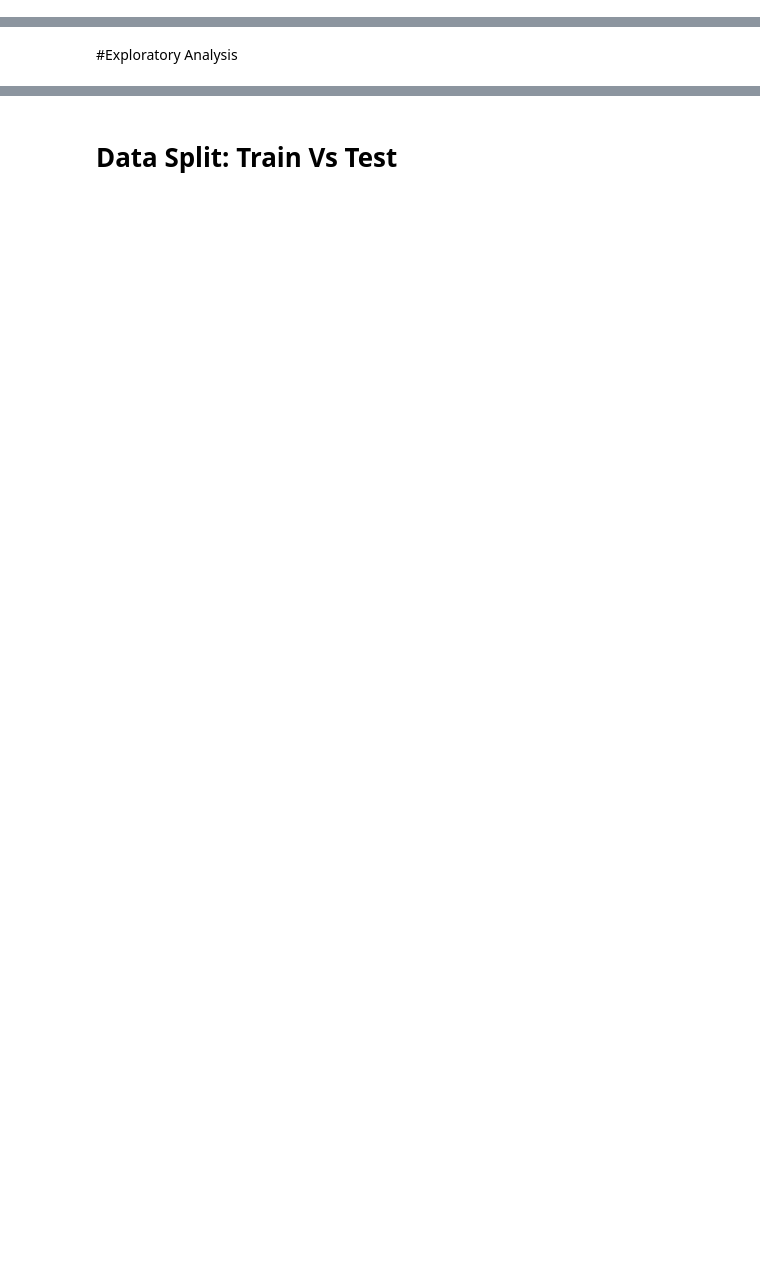
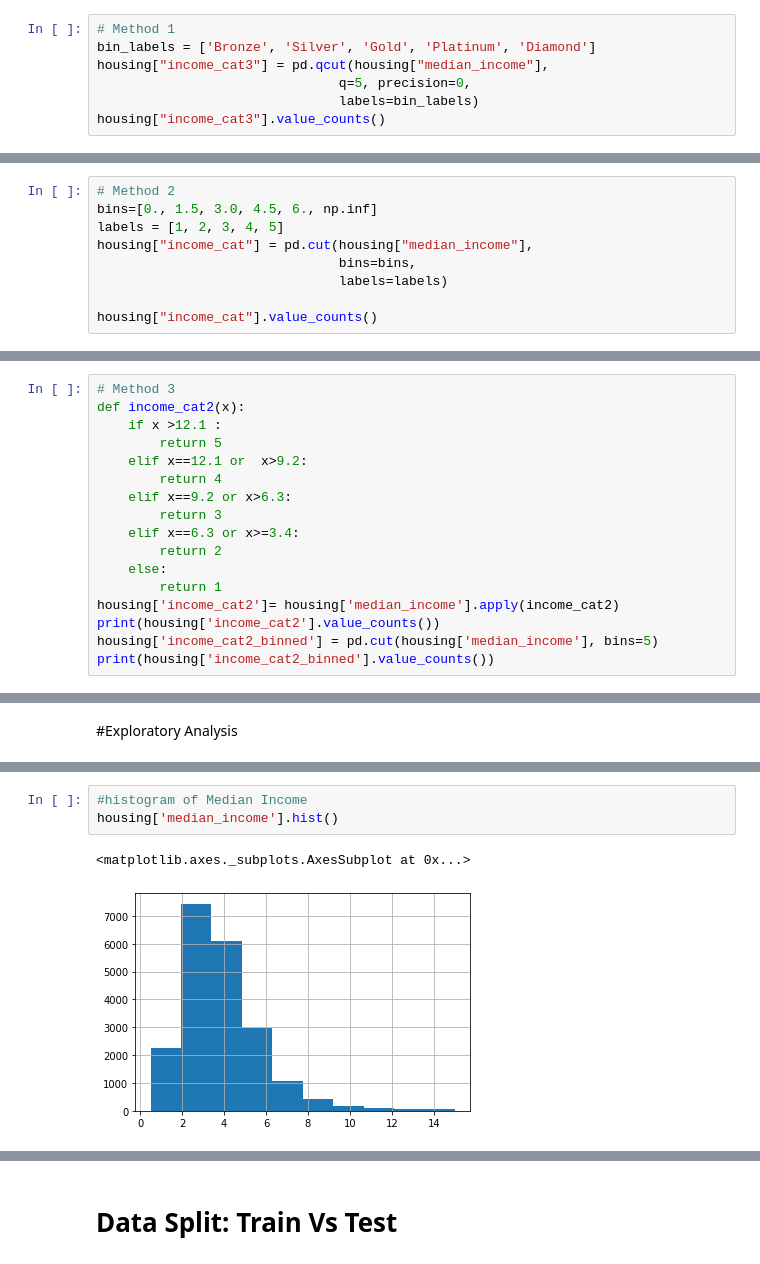
Before and after one commit to Sateesh110/Rep_ML, a Jupyter notebook: zML_SL_Regress_Housing.ipynb, the cells around one changed output, grey strips where cells are left out. Saved outputs shown, nothing was run; the diff lists cells and outputs as text; blank space fills up the shorter version.

```diff
--- a/zML_SL_Regress_Housing.ipynb
+++ b/zML_SL_Regress_Housing.ipynb
@@ -297,0 +300,7 @@ df_stats(housing,cols)
+# %%
+# Method 1
+bin_labels = ['Bronze', 'Silver', 'Gold', 'Platinum', 'Diamond']
+housing["income_cat3"] = pd.qcut(housing["median_income"],
+                               q=5, precision=0,
+                               labels=bin_labels)
+housing["income_cat3"].value_counts()
@@ -297,0 +314,9 @@ df_stats(housing,cols)
+# %%
+# Method 2
+bins=[0., 1.5, 3.0, 4.5, 6., np.inf]
+labels = [1, 2, 3, 4, 5]
+housing["income_cat"] = pd.cut(housing["median_income"],
+                               bins=bins,
+                               labels=labels)
+
+housing["income_cat"].value_counts()
@@ -297,0 +330,17 @@ df_stats(housing,cols)
+# %%
+# Method 3
+def income_cat2(x):
+    if x >12.1 :
+        return 5
+    elif x==12.1 or  x>9.2:
+        return 4
+    elif x==9.2 or x>6.3:
+        return 3
+    elif x==6.3 or x>=3.4:
+        return 2
+    else:
+        return 1
+housing['income_cat2']= housing['median_income'].apply(income_cat2)
+print(housing['income_cat2'].value_counts())
+housing['income_cat2_binned'] = pd.cut(housing['median_income'], bins=5)
+print(housing['income_cat2_binned'].value_counts())
@@ -300,3 +372,9 @@ df_stats(housing,cols)
+# %%
+#histogram of Median Income
+housing['median_income'].hist()
+# %% [output]
+<matplotlib.axes._subplots.AxesSubplot at 0x...>
+[figure, added]
 # %%
 %matplotlib inline
 housing.hist(bins=50, figsize=(20,15))
```
Also changed, not shown: parts of 23 cells of this notebook.
